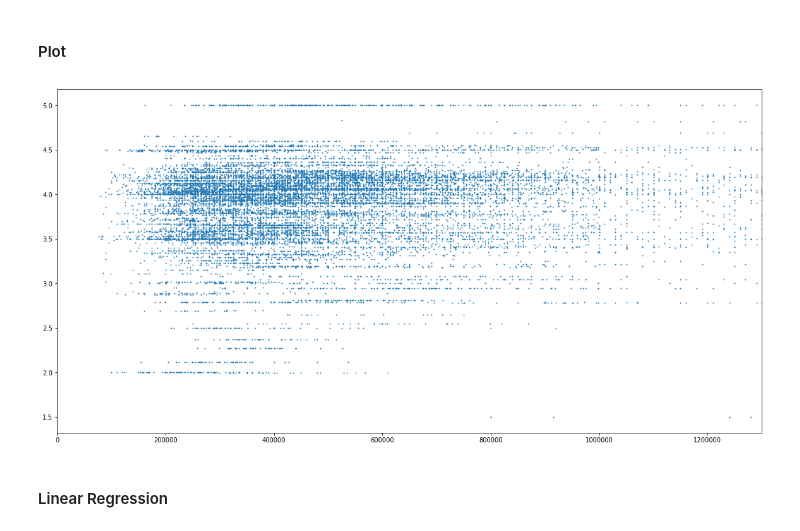
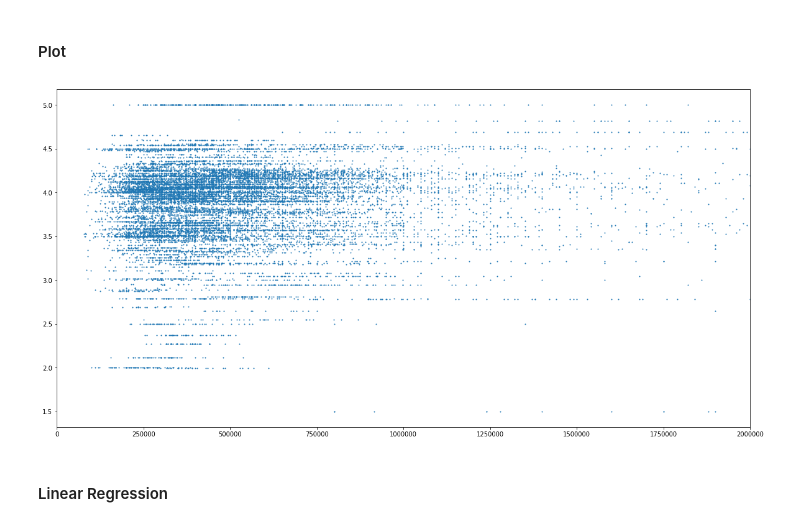
Before and after one commit to MaxParry/DreamTeam, a Jupyter notebook: join_yelp_data_coffee.ipynb, the cells around one changed output. Saved outputs shown, nothing was run; the diff lists cells and outputs as text; code cells hidden in the pictures.

```diff
--- a/join_yelp_data_coffee.ipynb
+++ b/join_yelp_data_coffee.ipynb
@@ -65,10 +65,10 @@ len(df2)
 # %%
 plt.figure(figsize=(20,10))
 plt.scatter(df2['price'], df2['Average Rating'], s=1)
-plt.xlim(0,1300000)
+plt.xlim(0,2000000)
 plt.show()
 # %% [output]
-[figure, old version]
+[figure, new version]
 # %% [markdown]
 #### Linear Regression
 # %%
```
